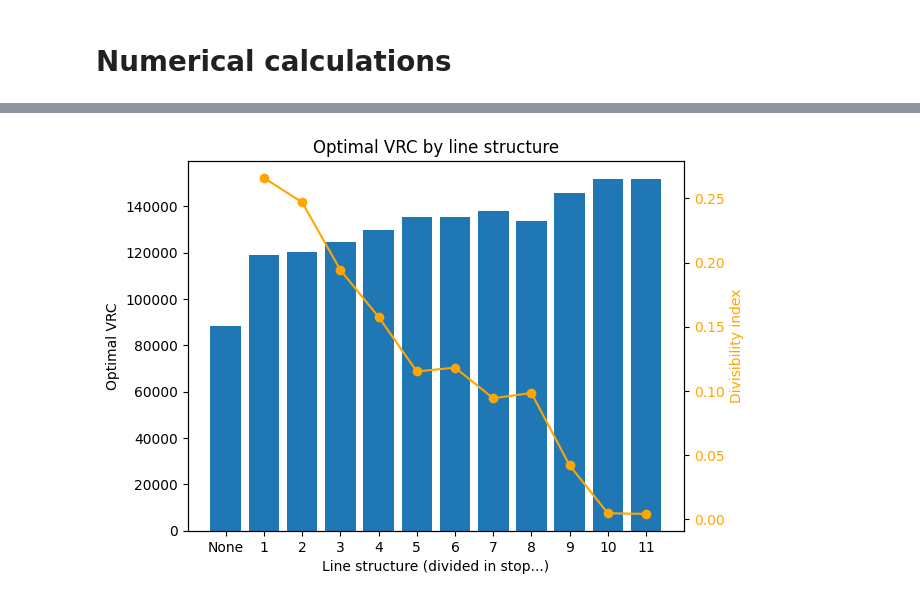
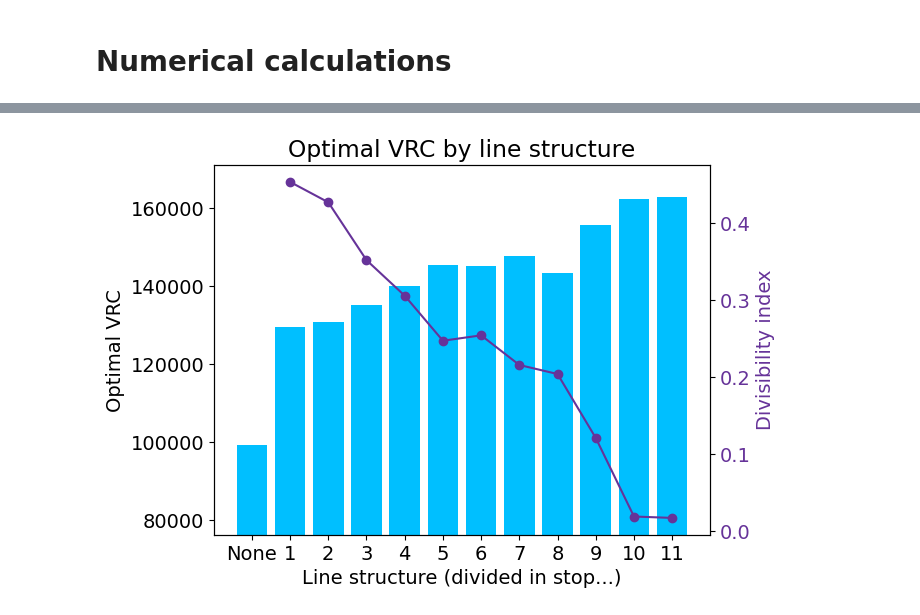
Before and after one commit to valeegomex/Genetic-algorithm-parametric-city, a Jupyter notebook: paper1_numericalExamples/Canberra/Data Analisys.ipynb, the cells around one changed output, grey strips where cells are left out. Drawn from its saved outputs; the diff is of its cells as text; code cells hidden in the pictures.

Commit message:
Final figures

```diff
--- a/paper1_numericalExamples/Canberra/Data Analisys.ipynb
+++ b/paper1_numericalExamples/Canberra/Data Analisys.ipynb
@@ -1,8 +1,11 @@
 # %%
 import numpy as np
 import pandas as pd
+import seaborn as sns
 from scipy.optimize import minimize
 import matplotlib.pyplot as plt
+
+plt.rcParams.update({'font.size': 14})
 # %% [markdown]
 # Data formating
 # %%
@@ -263,15 +306,16 @@ def di_calculation(demand: pd.DataFrame, travel_time: pd.DataFrame, d1: float, d
     """
     # Calculate the terms
     transfers = transfers_calculate(demand)
-    flow_max = max_flow_calculate(demand)
-    length = length_term_calculate(travel_time, flow_max)
+    flow_max_list = max_flow_calculate(demand)
+    flow_max = max([item for f in flow_max_list[1:-2] for item in (f[0], f[1])])
+    length = length_term_calculate(travel_time, flow_max_list)
 
     # Calculate the DI
     total_demand = demand.values.sum()
     divisibility = [0]*len(demand.index)
     for i in range(1, len(travel_time.index)-1):
         term1 = 1 - d1*transfers[i]/total_demand
-        term2 = abs(flow_max[i][0] - flow_max[i][1])/total_demand
+        term2 = abs(flow_max_list[i][0] - flow_max_list[i][1]) / flow_max
         term3 = 1 + d2*length[i]
         divisibility[i] = term1 * term2 * term3
 
@@ -545,7 +589,7 @@ def cost_operators(demand: pd.DataFrame,
         capacity = flow_max_line/frequency[i]
 
         # Cycle time
-        total_travel_time = travel_time.loc[first_node, last_node]
+        total_travel_time = travel_time.loc[first_node, last_node]*2
         stop_state_right, stop_state_left = board_alight_calculate(demand)
         boarding_time = (stop_state_left.loc[first_node+1: last_node, 'subidas'].values.sum() +
                          stop_state_right.loc[first_node: last_node-1, 'subidas'].values.sum())
@@ -785,8 +726,16 @@ Optimal VRC line divided on stop 1: 145546.33135002982
 # DI values per stop
 di_values = di_calculation(demand=demand,
                            travel_time=travel_time,
-                           d1=1.2,
+                           d1=0.9,
                            d2=0.08)
+
+# City fixed cost
+vrc_fix_cost = vrc_fix(demand=demand,
+                       travel_time=travel_time,
+                       piv=piv,
+                       board_alight_time=t,
+                       c0=c0,
+                       c1=c1)
 
 # Optimal VRC and frequencies per divisions
 vrc_optimal_divisions = []
@@ -817,28 +766,30 @@ freq_optimal_complete, vrc_optimal_complete = vrc_optimization(demand=demand,
 # %%
 # Plot
 
 # Datos de ejemplo
 categories = ['None'] + [f'{i}' for i in range(1, len(demand.index)-1)]
 values = [vrc_optimal_complete] + vrc_optimal_divisions
 
 # Crear gráfico de barras
 fig, ax1 = plt.subplots()
-ax1.bar(categories, values)
+ax1.bar(categories, values, color='deepskyblue')
 
 # Añadir título y etiquetas
 ax1.set_xlabel('Line structure (divided in stop...)')
 ax1.set_ylabel('Optimal VRC')
+ax1.set_ylim(bottom=vrc_fix_cost)
 
 
 # Crear eje secundario
 ax2 = ax1.twinx()
-ax2.plot(categories[1:], di_values[1:-1], color='orange', marker='o', label='DI')
-ax2.set_ylabel('Divisibility index', color='orange')
-ax2.tick_params(axis='y', labelcolor='orange')
+ax2.plot(categories[1:], di_values[1:-1], color='rebeccapurple', marker='o', label='DI')
+ax2.set_ylabel('Divisibility index', color='rebeccapurple')
+ax2.tick_params(axis='y', labelcolor='rebeccapurple')
 
 # Mostrar el gráfico
 plt.title('Optimal VRC by line structure')
+plt.savefig('Optimal VRC by line structure.png', bbox_inches = 'tight')
 plt.show()
 # %% [output]
-[figure, old version]
+[figure, new version]
 # %%
```
Also changed, not shown: parts of 20 cells of this notebook.
